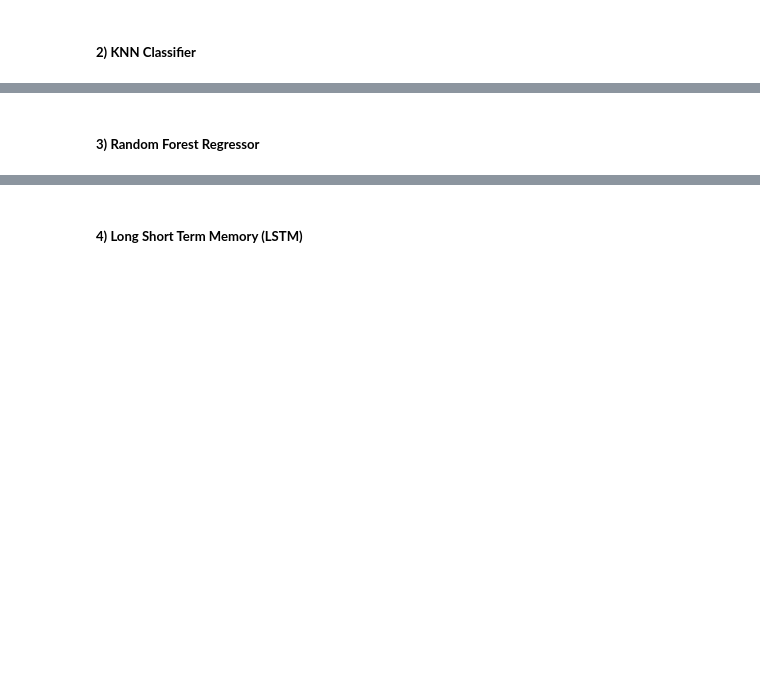
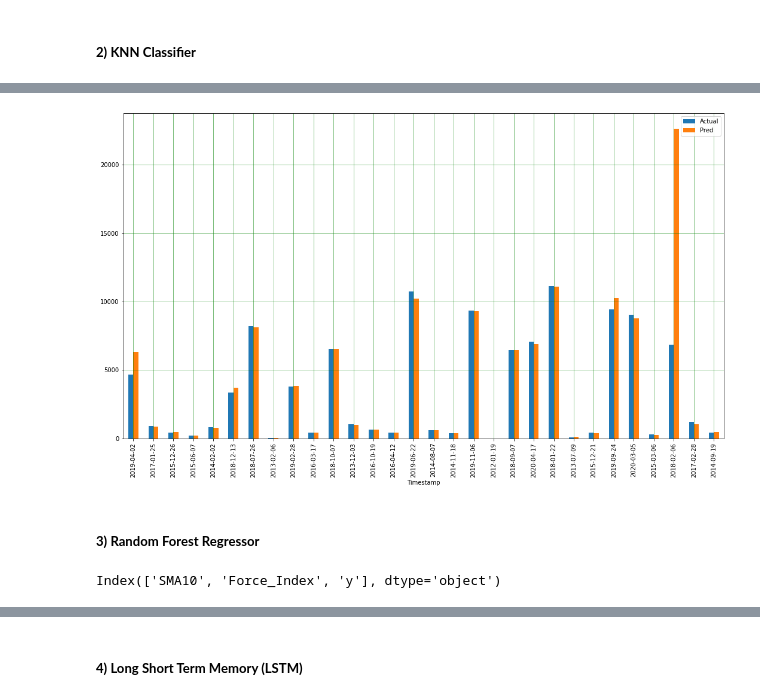
Before and after one commit to AshutoshBhawsar/Cryptocurrency-data-analysis-and-investing-strategies, a Jupyter notebook: code/phase2.ipynb, the cells around one changed output, grey strips where cells are left out. Drawn from its saved outputs; the diff is of its cells as text; code cells hidden in the pictures; blank space fills up the shorter version.

Commit message:
add KNN and RFC model to phase 2

```diff
--- a/code/phase2.ipynb
+++ b/code/phase2.ipynb
@@ -89,2 +93,7 @@ plt.plot(test_x, linear_regression_model.predict(test_x), color='black',linewidt
 # %% [markdown]
 ##### **2) KNN Classifier**
+# %%
+
+df1=pd.DataFrame(btc_main,columns=['Open','Close','Volume_BTC', 'Volume_Currency', 'Weighted_Price'])
+df1=df1.dropna()
+df1
@@ -91,2 +115,18 @@ plt.plot(test_x, linear_regression_model.predict(test_x), color='black',linewidt
+# %%
+X=df1.drop(['Weighted_Price'],axis=1)
+Y=df1['Weighted_Price']
+x_train,x_test,y_train,y_test= train_test_split(X,Y,test_size=.25)
+# %%
+knn_regressor=KNeighborsRegressor(n_neighbors = 5)
+knn_model=knn_regressor.fit(x_train,y_train)
+y_knn_pred=knn_model.predict(x_test)
+# %%
+plot_knn_df=pd.DataFrame({'Actual':y_test,'Pred':y_knn_pred})
+plot_knn_df.tail(30).plot(kind='bar',figsize=(18,10))
+plt.grid(which='major', linestyle='-', linewidth='0.5', color='green')
+plt.grid(which='minor', linestyle=':', linewidth='0.5', color='black')
+plt.show()
+# %% [output]
+[figure, added]
 # %% [markdown]
 ##### **3) Random Forest Regressor**
@@ -92,0 +140,4 @@ plt.plot(test_x, linear_regression_model.predict(test_x), color='black',linewidt
+# %%
+random_forest_frame.columns
+# %% [output]
+Index(['SMA10', 'Force_Index', 'y'], dtype='object')
```
Also changed, not shown: parts of 21 cells of this notebook.
